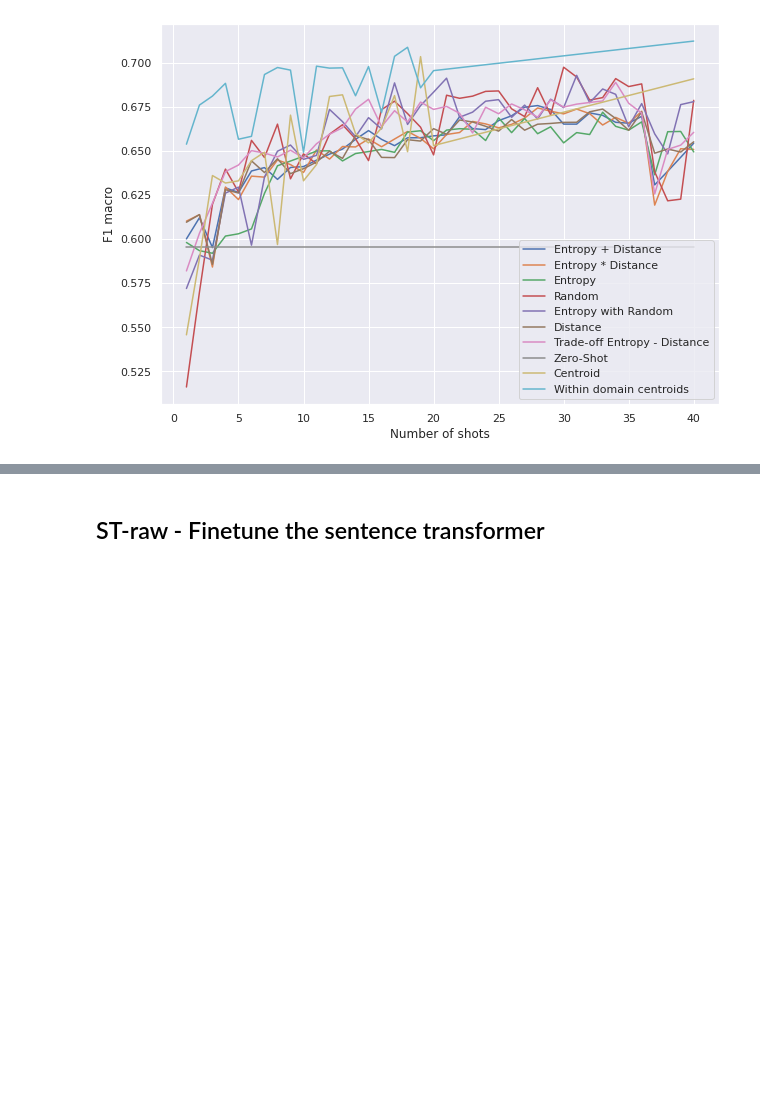
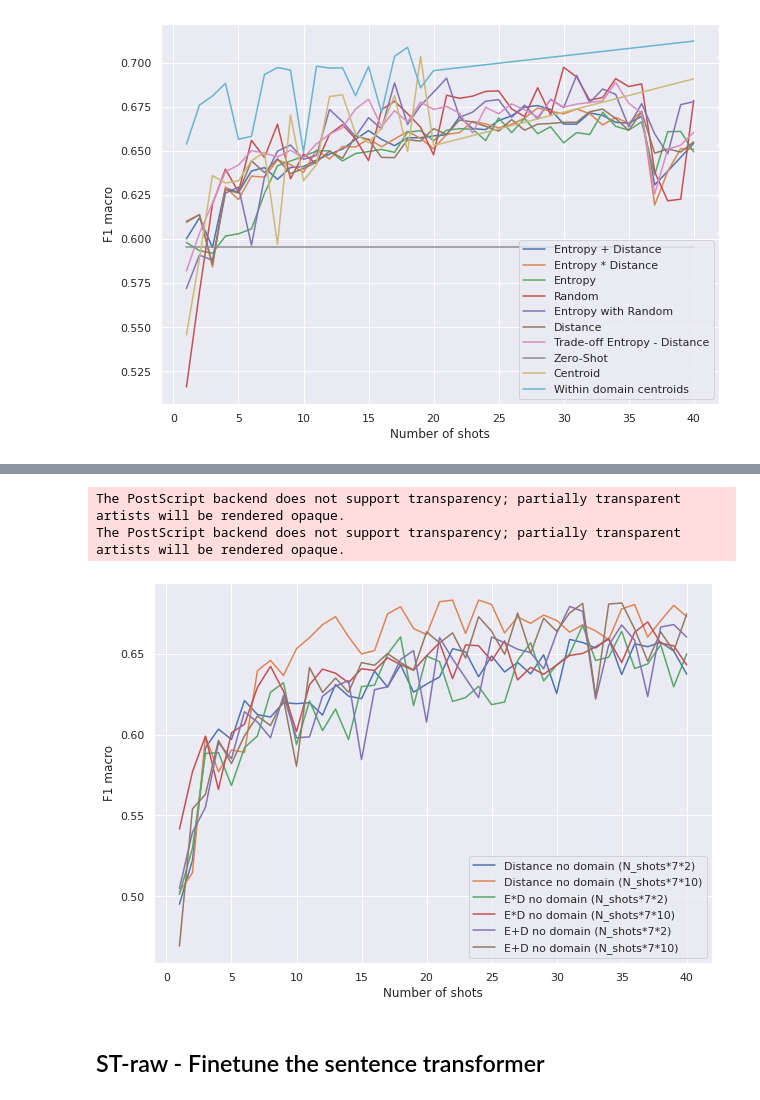
Before and after one commit to MorenoSara/Few-Shot_Text_Classification, a Jupyter notebook: Few_shot_text_classification.ipynb, the cells around one changed output, grey strips where cells are left out. Cells and saved outputs as stored; diff of their text form; code cells hidden in the pictures; blank space fills up the shorter version.

```diff
--- a/Few_shot_text_classification.ipynb
+++ b/Few_shot_text_classification.ipynb
@@ -939,3 +1177,28 @@ The PostScript backend does not support transparency; partially transparent arti
+# %%
+DND_shots_7_10 = [0.5027393993210539, 0.51442243734782, 0.5988215605344485, 0.5770386946020266, 0.5904954901107431, 0.5889741684118724, 0.6395470967023342, 0.6458610170966975, 0.6365625716738305, 0.6530869915995596, 0.6599547737213712, 0.6679642054635858, 0.6729136266642677, 0.6605102168100191, 0.6498375932654792, 0.6519675860667372, 0.6746241074144299, 0.6790723264206168, 0.6655856324051819, 0.661844507586358, 0.6821426553019301, 0.6831468386936564, 0.6625358957405931, 0.683185030799119, 0.6804866678173888, 0.6628579977791362, 0.6727802600311118, 0.6687690243358676, 0.6739187028744592, 0.6705732917668243, 0.6633108300040568, 0.6678891233127119, 0.6641034103589328, 0.6586369860499885, 0.6777333540823881, 0.6804066217883875, 0.660305162434227, 0.670397937202278, 0.6799274621976432, 0.6729716150324837] # --- 404.5768551826477 seconds ---
+DND_shots_7_2 = [0.4950653855941873, 0.5220890022071899, 0.5918406009979115, 0.6033591427562918, 0.5969537461006249, 0.6210235097592997, 0.6123118594229967, 0.6108401425604658, 0.6196806294816086, 0.6191075133993247, 0.6197474697224784, 0.6120654677019665, 0.6309595507517749, 0.623768214626914, 0.6221775708382685, 0.6392324866630655, 0.6293780026605874, 0.6430776461479677, 0.6262186767511979, 0.6312218287129895, 0.6356130350953951, 0.6531285245796437, 0.651086782187324, 0.6357301460840855, 0.6486205835660309, 0.6387073573040859, 0.6446163401676781, 0.6375026238490621, 0.6493665969309713, 0.6253989483812713, 0.658838908710034, 0.6569619842429374, 0.6535355314979059, 0.6596790542855506, 0.6370822181280033, 0.6561294067137766, 0.6543234484235475, 0.6571526999908054, 0.6517077033949643, 0.637336741639989] # --- 348.3936619758606 seconds ---
+E4D_ND_shots_7_2 = [0.4950653855941873, 0.5220890022071899, 0.5964506905799117, 0.5962222451137247, 0.5752006016708956, 0.6068579068279306, 0.6062098806029196, 0.6286311963414412, 0.626138906646632, 0.6116757703755932, 0.600490802047292, 0.6263654910113677, 0.6176664870702339, 0.6070283401095222, 0.6111962328767129, 0.6374184250211702, 0.6514964256707253, 0.6457550363749964, 0.6154161594268113, 0.580429891189878, 0.6266604842500313, 0.6295857429186799, 0.6446804322933357, 0.6355512600433597, 0.6171738642248703, 0.6232218892864416, 0.6435616553757902, 0.6483369120739163, 0.6434450884206139, 0.6440420872370757, 0.655126557856821, 0.6309180182825289, 0.650475836651464, 0.6615776943566699, 0.6569316047672256, 0.6556229627610602, 0.6512340053701025, 0.6525128922340847, 0.6739920497505886, 0.6515466663354638] # --- 360.74309182167053 seconds ---
+E4D_ND_shots_7_10 = [0.5415181091171125, 0.5768893901879376, 0.596152746542926, 0.5899251732224523, 0.6056166589300004, 0.6245985686765024, 0.6360063909476246, 0.6165520033142612, 0.6182542383292802, 0.6367882504552468, 0.615030460341534, 0.6278480160403833, 0.6338680673511021, 0.6226033371829008, 0.6190255661087258, 0.629106251735271, 0.6465495970954341, 0.651077493893778, 0.6307874149638094, 0.6352996665725149, 0.6339233540402954, 0.6432712590314058, 0.6390964877788742, 0.6473210212300453, 0.6368953102531163, 0.651933301339701, 0.6404808807772188, 0.6305526902062251, 0.6189824004411598, 0.6481868063794686, 0.6535850120352643, 0.6318464092601345, 0.6551931765373574, 0.6561068286045167, 0.6308901309206769, 0.6458630288811223, 0.6479019240501486, 0.6358305604833233, 0.6832392301002145, 0.6509033441536553] # --- 366.34222054481506 seconds ---
+EpD_ND_shots_7_2 = [0.5011480962705191, 0.5296903817038455, 0.5882831996994137, 0.5887986370434802, 0.5684659118234877, 0.5918373089642383, 0.5991698965399815, 0.6261236758816188, 0.6320849430372498, 0.5938080842438154, 0.6207495103690915, 0.6024675378380301, 0.6157812289905967, 0.5968847645147767, 0.6296479755106408, 0.6305501257578964, 0.6497262159172764, 0.6603857500131738, 0.617885753318604, 0.6485730342938201, 0.6450418812002384, 0.6204753645862412, 0.6228996112817227, 0.6298642957598946, 0.6185184523628938, 0.6201280387197908, 0.645841589738353, 0.6568118038393879, 0.6331532166541105, 0.643008577791031, 0.6497773197679606, 0.6674823162086934, 0.645836090455353, 0.6478570623011753, 0.6638914296119286, 0.6408497000348969, 0.643687825525984, 0.6555351636014122, 0.6295368203272995, 0.6499285154671318] # --- 339.1089737415314 seconds ---
+EpD_ND_shots_7_10 = [0.5415181091171125, 0.5768893901879376, 0.5989901702395363, 0.5660942046006204, 0.6010524470819425, 0.606396687492036, 0.6292242249007126, 0.6421887608278032, 0.6267952686475416, 0.6018551112422614, 0.630783738102072, 0.640459811780081, 0.63794071256939, 0.632048872571025, 0.6407152223815917, 0.6396606621073485, 0.647466184444804, 0.6432426685992949, 0.6397348619748945, 0.6487384944095992, 0.6568786075345139, 0.6345956556154315, 0.6554167493445694, 0.6549506779932626, 0.6455630096251711, 0.6579131627608915, 0.6337777992565312, 0.6415966310755735, 0.6372671942899684, 0.642991616902851, 0.6489132128698429, 0.6501640696280824, 0.6542661467526368, 0.6590589613147608, 0.6445221181215033, 0.6632717881381417, 0.6696472508712527, 0.6564583523737603, 0.6549147172645695, 0.6430566893358509] # --- 366.5519058704376 seconds ---
+T_ND_shots_7_2 = [0.5047536143936433, 0.5394907009046596, 0.5550241372500254, 0.5949936539947688, 0.5850620409680319, 0.6141196507717727, 0.6076873643466928, 0.5979799660967061, 0.6242104828392857, 0.5979821634351478, 0.5985732436907876, 0.6236764040374145, 0.6299019301211503, 0.6333737024136223, 0.5845020438505887, 0.6277743219438656, 0.6295047772366068, 0.6464493577417879, 0.6519457735935298, 0.6076383405232629, 0.6600546669354214, 0.6467580257609813, 0.6349161051991266, 0.6228651059410241, 0.6603735411980749, 0.6567343551745237, 0.6527669464068896, 0.6506945986307026, 0.6406627269103689, 0.6627092395651702, 0.6792701892913259, 0.676244206451796, 0.6220097238191166, 0.6551893868739537, 0.6678052165386706, 0.6582656248175596, 0.6234809885516837, 0.6665182554710604, 0.6680481017471644, 0.6602572335219595] # --- 328.72182178497314 seconds ---
+T_ND_shots_7_10 = [0.4691958767575065, 0.5540305895556958, 0.5629831259965273, 0.5963675993695322, 0.5820605265369965, 0.5992373858808312, 0.6114898150250022, 0.6055788544377065, 0.6219774560395056, 0.5802919784571767, 0.6414383966743127, 0.6260740684557804, 0.6349598988987559, 0.626129984363879, 0.6445202956845982, 0.6428633358160424, 0.6501110811245875, 0.6445097621015098, 0.6399459656359108, 0.6635193595370356, 0.6567165273887418, 0.6628692909281159, 0.6473228694536771, 0.6728534879424057, 0.6638800709876308, 0.6496511783378314, 0.6751430768797478, 0.6502615723292797, 0.6719483481223308, 0.6639279241124855, 0.6751951745992265, 0.6811286035253988, 0.6234431710094521, 0.6807261156832939, 0.681400362806154, 0.6652702735254933, 0.6453309585284204, 0.6634716897535581, 0.6516483277060364, 0.674537782142414] # --- 368.57590532302856 seconds ---
+sns.set()
+plt.figure(figsize=(10, 7))
+plt.plot(shots, DND_shots_7_2)
+plt.plot(shots, DND_shots_7_10)
+plt.plot(shots, EpD_ND_shots_7_2)
+plt.plot(shots, EpD_ND_shots_7_10)
+plt.plot(shots, T_ND_shots_7_2)
+plt.plot(shots, T_ND_shots_7_10)
+plt.xlabel("Number of shots")
+plt.ylabel("F1 macro")
+plt.legend(labels=["Distance no domain (N_shots*7*2)", "Distance no domain (N_shots*7*10)", "E*D no domain (N_shots*7*2)", "E*D no domain (N_shots*7*10)", "E+D no domain (N_shots*7*2)", "E+D no domain (N_shots*7*10)", "Trade-off no domain (N_shots*7*2)", "Trade-off no domain (N_shots*7*10)"])
+plt.savefig('2_vs_10.eps', format='eps')
+# %% [output]
+The PostScript backend does not support transparency; partially transparent artists will be rendered opaque.
+The PostScript backend does not support transparency; partially transparent artists will be rendered opaque.
+[figure, added]
 # %% [markdown]
 ## ST-raw - Finetune the sentence transformer
 # %%
```
Also changed, not shown: parts of 26 cells of this notebook.
